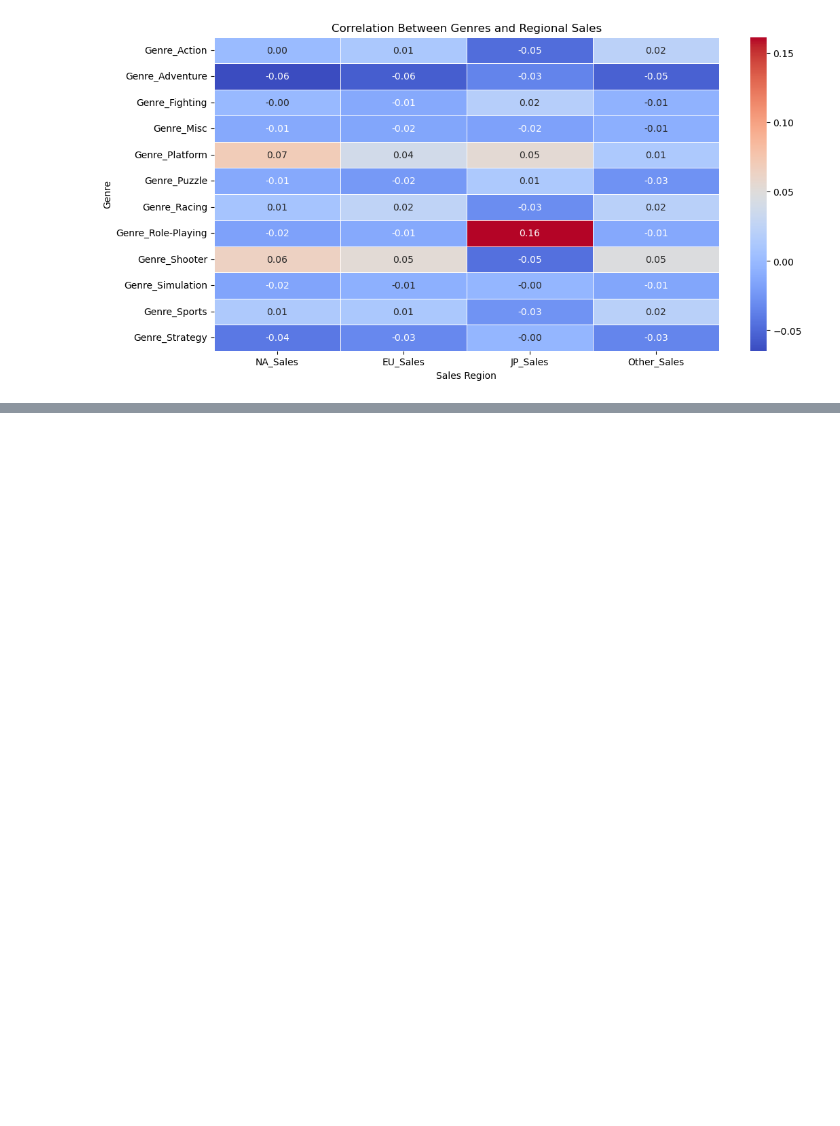
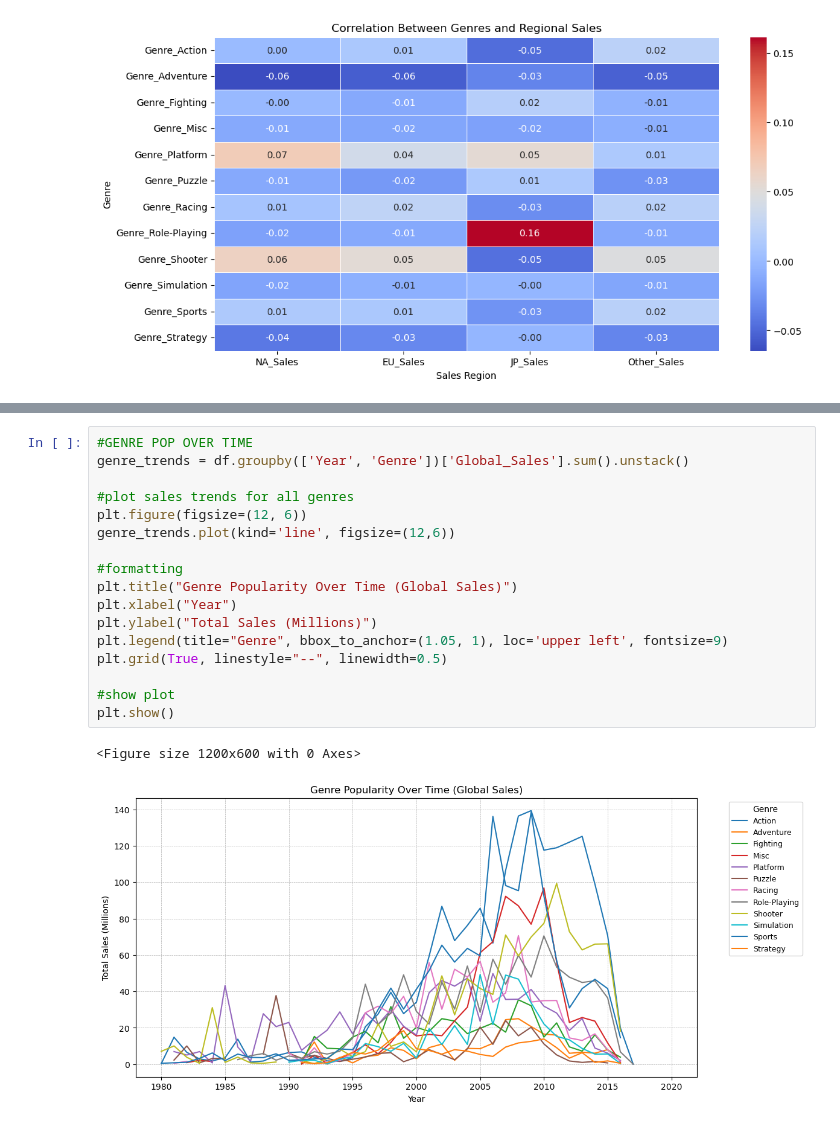
Before and after one commit to jbone2239/ANA500-Code, a Jupyter notebook: Micro2.ipynb, the cells around one changed output, grey strips where cells are left out. Cells and saved outputs as stored; diff of their text form; blank space fills up the shorter version.

```diff
--- a/Micro2.ipynb
+++ b/Micro2.ipynb
@@ -296,0 +325,20 @@ plt.show()
+# %%
+#GENRE POP OVER TIME
+genre_trends = df.groupby(['Year', 'Genre'])['Global_Sales'].sum().unstack()
+
+#plot sales trends for all genres
+plt.figure(figsize=(12, 6))
+genre_trends.plot(kind='line', figsize=(12,6))
+
+#formatting
+plt.title("Genre Popularity Over Time (Global Sales)")
+plt.xlabel("Year")
+plt.ylabel("Total Sales (Millions)")
+plt.legend(title="Genre", bbox_to_anchor=(1.05, 1), loc='upper left', fontsize=9)
+plt.grid(True, linestyle="--", linewidth=0.5)
+
+#show plot
+plt.show()
+# %% [output]
+<Figure size 1200x600 with 0 Axes>
+[figure, added]
```
Also changed, not shown: parts of 1 cell of this notebook.
